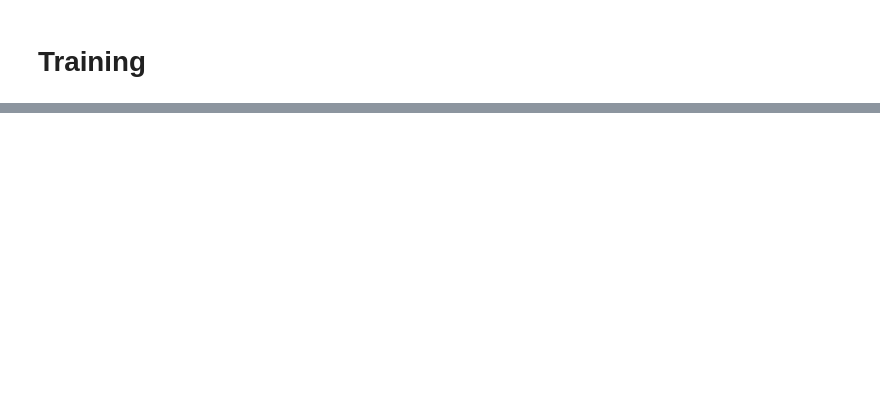
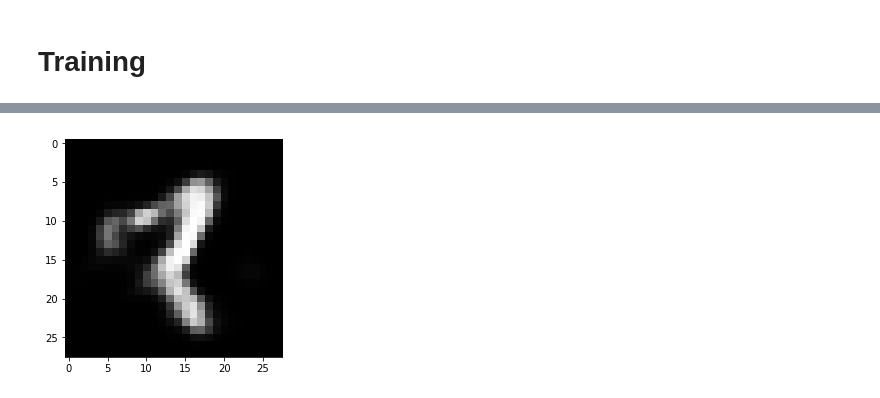
Before and after one commit to insujeon/Hello-Generative-Model, a Jupyter notebook: Day03/CVAE/CVAE.ipynb, the cells around one changed output, grey strips where cells are left out. Drawn from its saved outputs; the diff is of its cells as text; code cells hidden in the pictures; blank space fills up the shorter version.

```diff
--- a/Day03/CVAE/CVAE.ipynb
+++ b/Day03/CVAE/CVAE.ipynb
@@ -168,0 +149,25 @@ Iter-99000; Loss: 98.4
+# %%
+try:
+    encoder, decoder = torch.load('./conditional_vae.pkl')
+    print("\n--------model restored--------\n")
+except:
+    print("\n--------model not restored--------\n")
+    pass
+
+num_epoch = 30
+
+for i in range(num_epoch):
+    for j,[image,label] in enumerate(train_loader):
+        image = image.cuda()
+        label = label.cuda()
+
+        z, mu,log_var  = encoder(image, label.float())
+        output = decoder(z, label.float())
+
+        loss = loss_function(output, image, mu, log_var)
+
+        optimizer.zero_grad()
+        loss.backward()
+        optimizer.step()
+
+    print("loss is", loss.cpu().item())
@@ -168,0 +212,11 @@ Iter-99000; Loss: 98.4
+# %%
+#image = image.cuda()
+#z, mean, var = encoder(image)
+
+decoder.eval()
+z = torch.randn(1,hidden_size).cuda()
+output = decoder(z,torch.FloatTensor([2]).cuda())
+plt.imshow(output[0,0].cpu().detach().numpy(),cmap='gray')
+plt.show()
+# %% [output]
+[figure, added]
```
Also changed, not shown: parts of 15 cells of this notebook.
